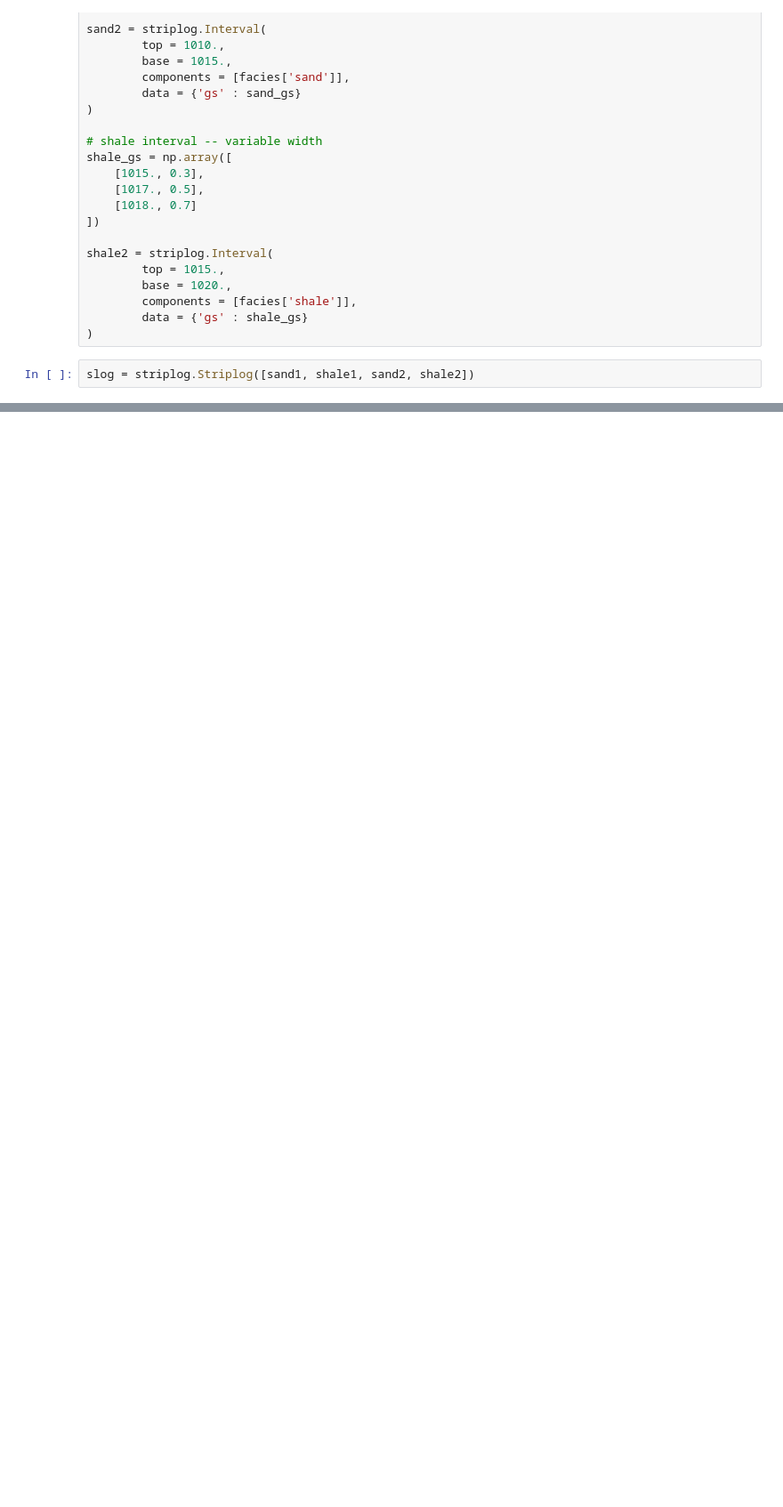
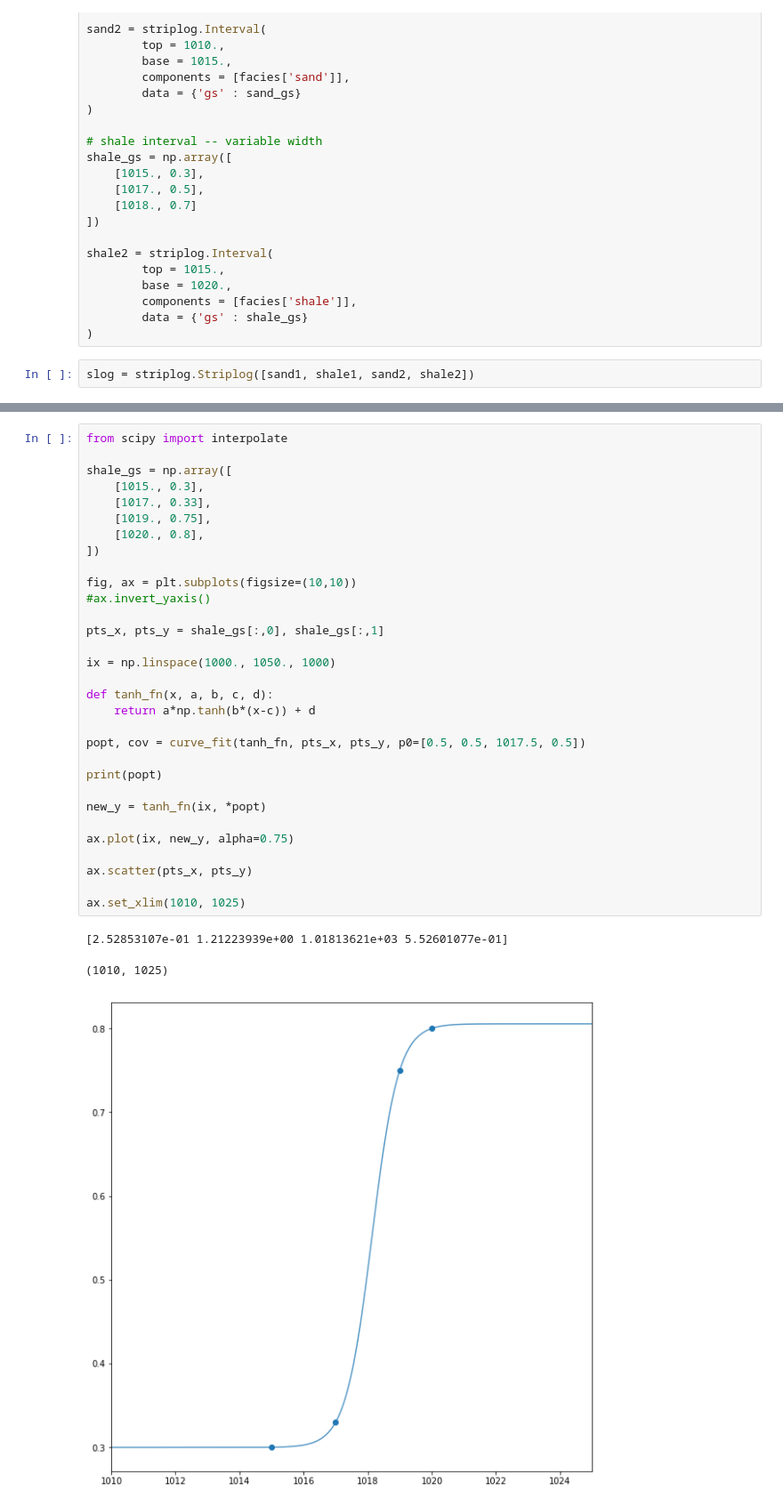
Before and after one commit to rgmyr/striplog, a Jupyter notebook: tutorial/test_polygon.ipynb, the cells around one changed output, grey strips where cells are left out. Shown: that part at 89% size. Drawn from its saved outputs; the diff is of its cells as text; blank space fills up the shorter version.

```diff
--- a/tutorial/test_polygon.ipynb
+++ b/tutorial/test_polygon.ipynb
@@ -78,0 +130,35 @@ ax = slog.plot(field='gs', ax=ax, legend=legend)
+# %%
+from scipy import interpolate
+
+shale_gs = np.array([
+    [1015., 0.3],
+    [1017., 0.33],
+    [1019., 0.75],
+    [1020., 0.8],
+])
+
+fig, ax = plt.subplots(figsize=(10,10))
+#ax.invert_yaxis()
+
+pts_x, pts_y = shale_gs[:,0], shale_gs[:,1]
+
+ix = np.linspace(1000., 1050., 1000)
+
+def tanh_fn(x, a, b, c, d):
+    return a*np.tanh(b*(x-c)) + d
+
+popt, cov = curve_fit(tanh_fn, pts_x, pts_y, p0=[0.5, 0.5, 1017.5, 0.5])
+
+print(popt)
+
+new_y = tanh_fn(ix, *popt)
+
+ax.plot(ix, new_y, alpha=0.75)
+
+ax.scatter(pts_x, pts_y)
+
+ax.set_xlim(1010, 1025)
+# %% [output]
+[2.52853107e-01 1.21223939e+00 1.01813621e+03 5.52601077e-01]
+(1010, 1025)
+[figure, added]
```
Also changed, not shown: parts of 4 cells of this notebook, 3 other files.
